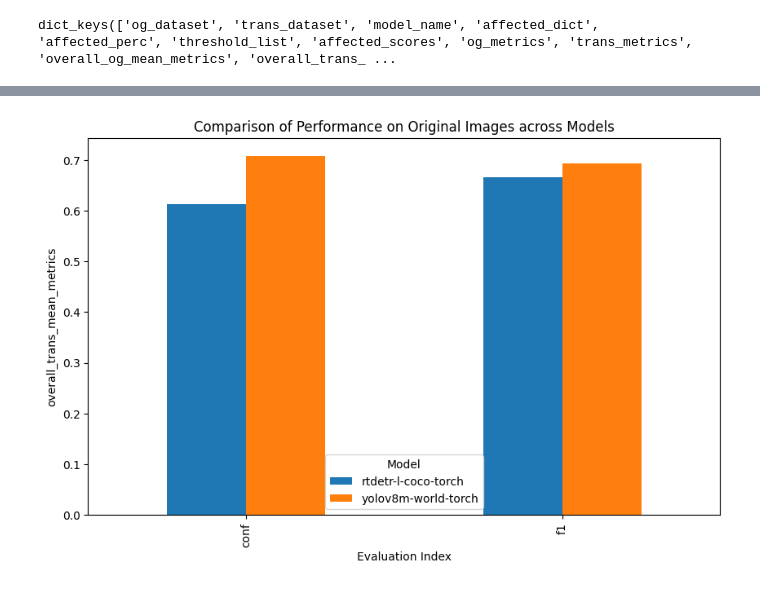
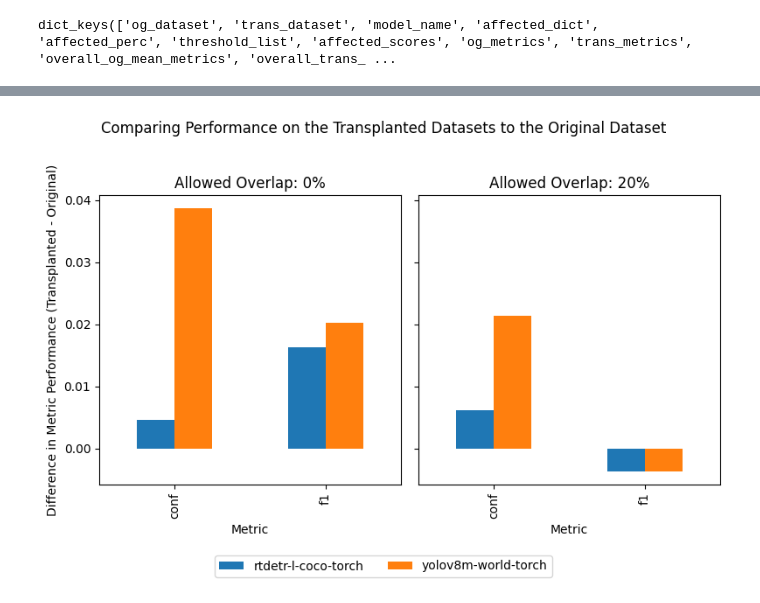
Before and after one commit to sofiesana/updog, a Jupyter notebook: analysis.ipynb, the cells around one changed output, grey strips where cells are left out. Saved outputs shown, nothing was run; the diff lists cells and outputs as text; code cells hidden in the pictures.

```diff
--- a/analysis.ipynb
+++ b/analysis.ipynb
@@ -47,4 +68,46 @@ df_og_perf = plot_bar('overall_og_mean_metrics', results['0'], )
-# %%
-trans_og_perf = plot_bar('overall_trans_mean_metrics', results['0'], )
-# %% [output]
-[figure, removed]
+# %%
+
+def plot_difference_mult(metric_name, df_pairs, titles):
+    n = len(df_pairs)
+    fig, axes = plt.subplots(nrows=1, ncols=n, figsize=(8, 5), sharey=True)
+
+    combined_handles, combined_labels = None, None
+    for i, (df1, df2) in enumerate(df_pairs):
+        if df1.shape != df2.shape:
+            raise ValueError("DataFrames must have the same shape to calculate differences.")
+
+        # Calculate the difference between the two DataFrames
+        difference_df = df2 - df1
+
+        # Plot the DataFrame on the respective subplot
+        ax = difference_df.plot(kind='bar', ax=axes[i], legend=False)
+
+        # Customize the subplot
+        axes[i].set_title(f'Allowed Overlap: {titles[i]}%')
+        axes[i].set_xlabel('Metric')
+        if i == 0:
+            axes[i].set_ylabel(f'Difference in {metric_name} (Transplanted - Original)')
+
+        # Collect legend handles and labels from the last subplot
+        if i == 0:
+            combined_handles, combined_labels = ax.get_legend_handles_labels()
+    fig.suptitle("Comparing Performance on the Transplanted Datasets to the Original Dataset")
+    # Set a single legend for the entire figure
+    fig.legend(combined_handles, combined_labels, loc='upper center', bbox_to_anchor=(0.5, 0), ncol=n)
+
+    # Adjust layout to make room for the legend
+    plt.tight_layout(rect=[0, 0, 1, 0.95])
+
+    # Show the plot
+    plt.show()
+
+og_perf = get_df(results['0'], 'overall_og_mean_metrics')
+trans_0_perf = get_df(results['0'], 'overall_trans_mean_metrics')
+trans_20_perf = get_df(results['20'], 'overall_trans_mean_metrics')
+# trans_100_perf = get_df(results['0'], 'overall_trans_mean_metrics')
+df_pairs = [(og_perf, trans_0_perf), (og_perf, trans_20_perf)]
+# print(df_pairs)
+
+plot_difference_mult('Metric Performance', df_pairs, ['0', '20'])
+# %% [output]
+[figure, added]
```
Also changed, not shown: parts of 8 cells of this notebook.
